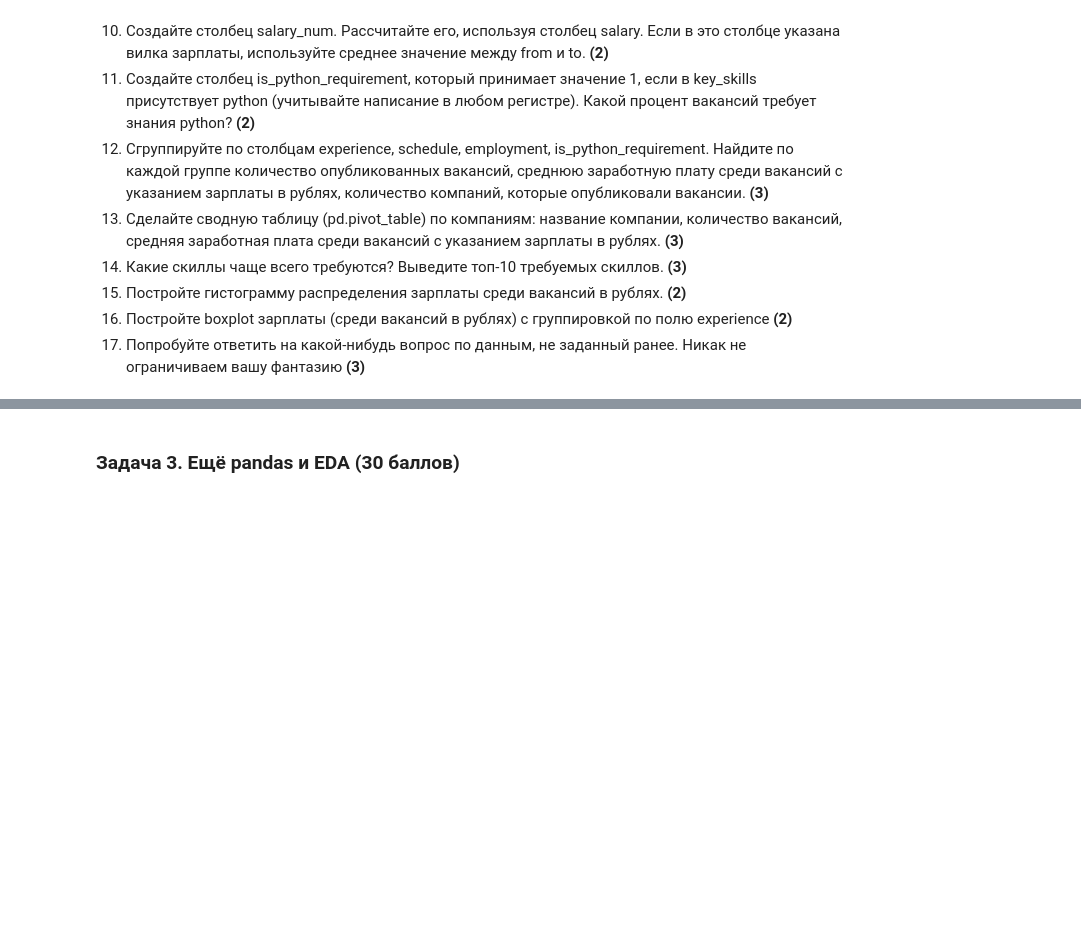
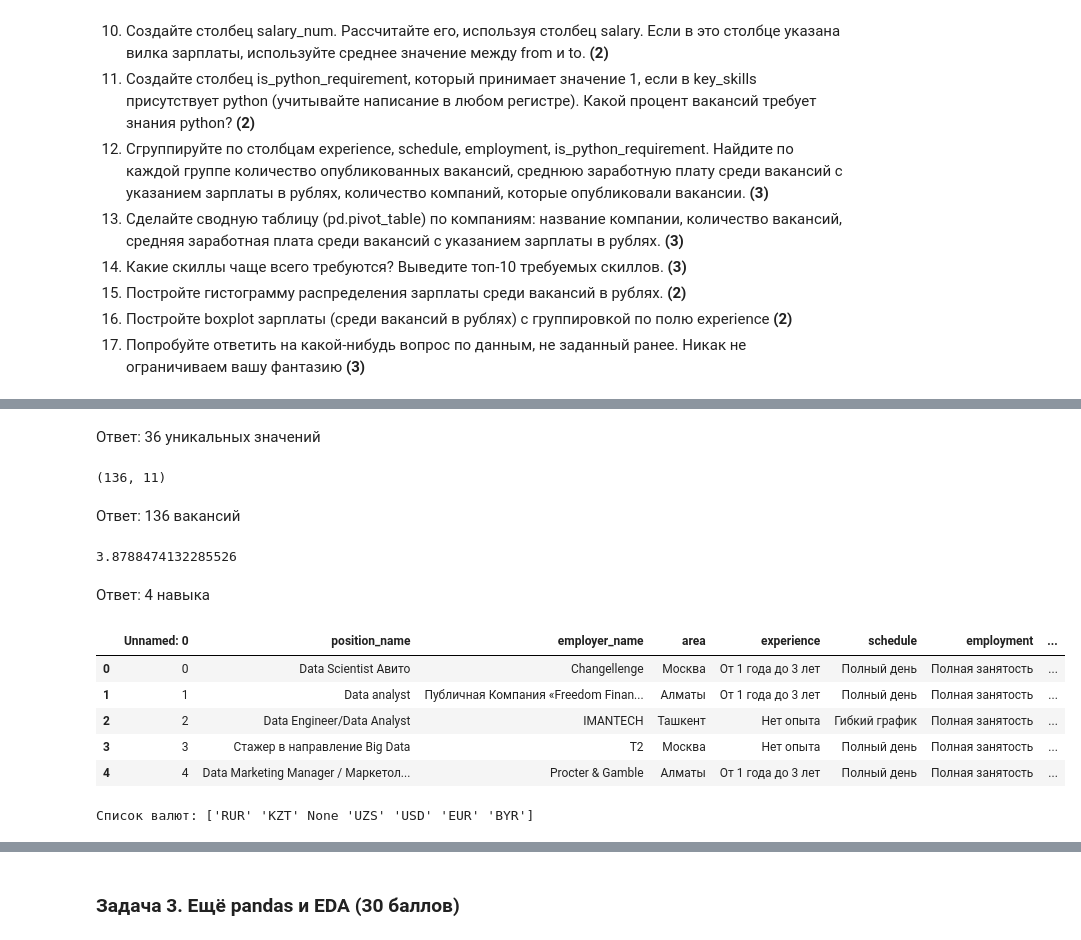
Before and after one commit to Shredian/python_homework, a Jupyter notebook: Python,_ИИ,_продвинутая_группа,_ДЗ2.ipynb, the cells around one changed output, grey strips where cells are left out. Cells and saved outputs as stored; diff of their text form; code cells hidden in the pictures; blank space fills up the shorter version.

```diff
--- a/Python,_ИИ,_продвинутая_группа,_ДЗ2.ipynb
+++ b/Python,_ИИ,_продвинутая_группа,_ДЗ2.ipynb
@@ -129,0 +204,31 @@ df = pd.read_csv('vacancies.csv')
+# %% [markdown]
+Ответ: 36 уникальных значений
+# %%
+vac = df[df['experience'] == 'Нет опыта'].shape
+vac
+# %% [output]
+(136, 11)
+# %% [markdown]
+Ответ: 136 вакансий
+# %%
+avg_ = df['key_skills'].apply(lambda x: len(x.split(',')) if pd.notna(x) and x != '[]' else 0).mean()
+avg_
+# %% [output]
+3.8788474132285526
+# %% [markdown]
+Ответ: 4 навыка
+# %%
+df.head()
+# %% [output]
+|  | Unnamed: 0 | position_name | employer_name | area | experience | schedule | employment | ... |
+| 0 | 0 | Data Scientist Авито | Changellenge | Москва | От 1 года до 3 лет | Полный день | Полная занятость | ... |
+| 1 | 1 | Data analyst | Публичная Компания «Freedom Finan... | Алматы | От 1 года до 3 лет | Полный день | Полная занятость | ... |
+| 2 | 2 | Data Engineer/Data Analyst | IMANTECH | Ташкент | Нет опыта | Гибкий график | Полная занятость | ... |
+| 3 | 3 | Стажер в направление Big Data | T2 | Москва | Нет опыта | Полный день | Полная занятость | ... |
+| 4 | 4 | Data Marketing Manager / Маркетол... | Procter & Gamble | Алматы | От 1 года до 3 лет | Полный день | Полная занятость | ... |
+# %%
+df['currency'] = df['salary'].apply(lambda x: eval(x).get('currency') if pd.notna(x) and 'currency' in x else None)
+
+print("Список валют:", df['currency'].unique())
+# %% [output]
+Список валют: ['RUR' 'KZT' None 'UZS' 'USD' 'EUR' 'BYR']
```
Also changed, not shown: parts of 14 cells of this notebook.
